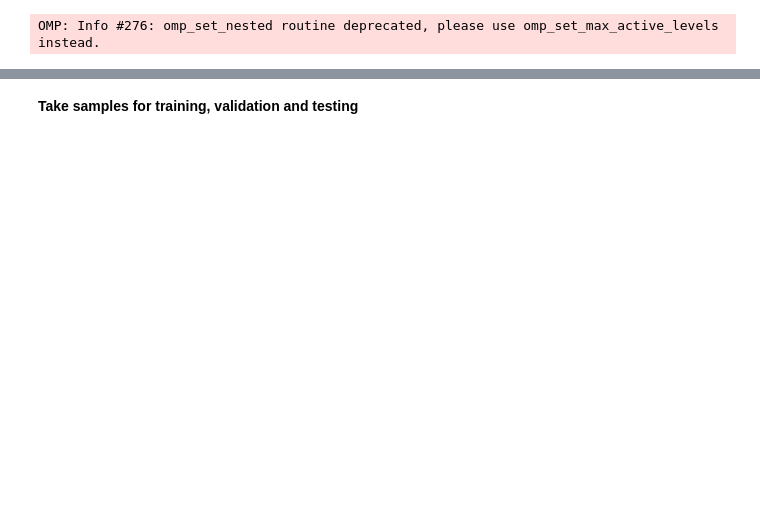
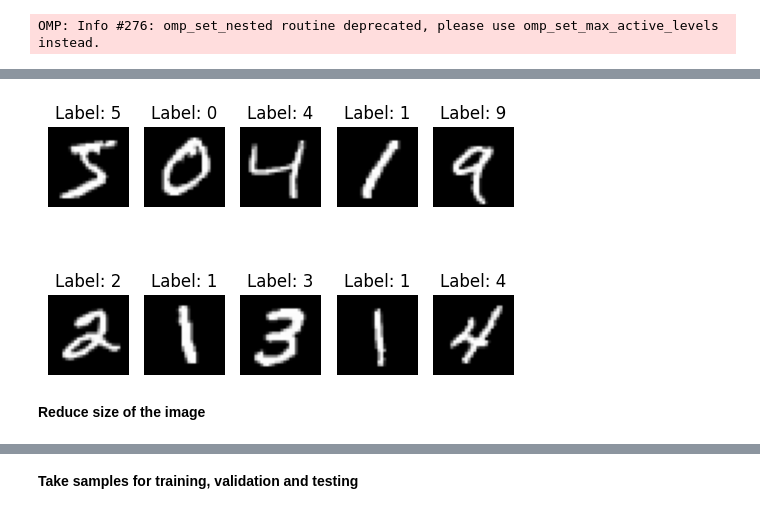
Before and after one commit to bsc-quantic/tn4ml, a Jupyter notebook: docs/source/notebooks/mnist_classification.ipynb, the cells around one changed output, grey strips where cells are left out. Drawn from its saved outputs; the diff is of its cells as text; code cells hidden in the pictures; blank space fills up the shorter version.

```diff
--- a/docs/source/notebooks/mnist_classification.ipynb
+++ b/docs/source/notebooks/mnist_classification.ipynb
@@ -33,5 +29,18 @@ jax.config.update("jax_enable_x64", True)
 # %%
 train, test = mnist.load_data()
+# %%
+import matplotlib.pyplot as plt
+plt.figure(figsize=(6, 4))
+for i in range(10):
+    plt.subplot(2, 5, i + 1)
+    plt.imshow(train[0][i], cmap='gray')
+    plt.title(f'Label: {train[1][i]}')
+    plt.axis('off')
+plt.show()
+# %% [output]
+[figure, added]
 # %%
 data = {"X": dict(train=train[0], test=test[0]), "y": dict(train=train[1], test=test[1])}
+# %% [markdown]
+**Reduce size of the image**
 # %%
```
Also changed, not shown: parts of 42 cells of this notebook.
